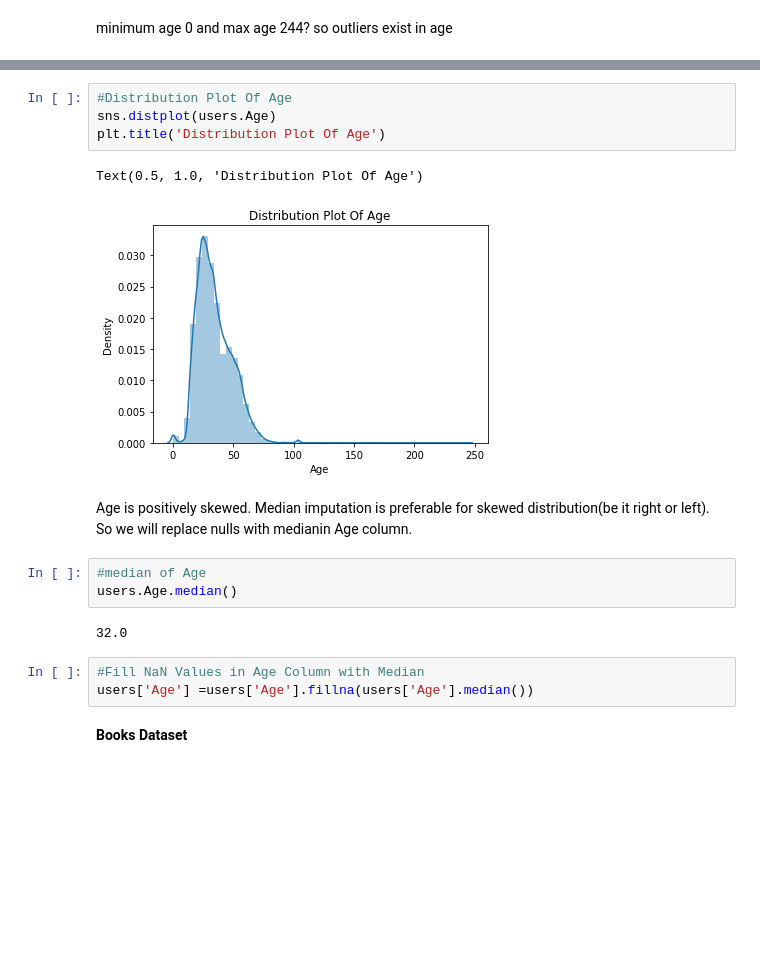
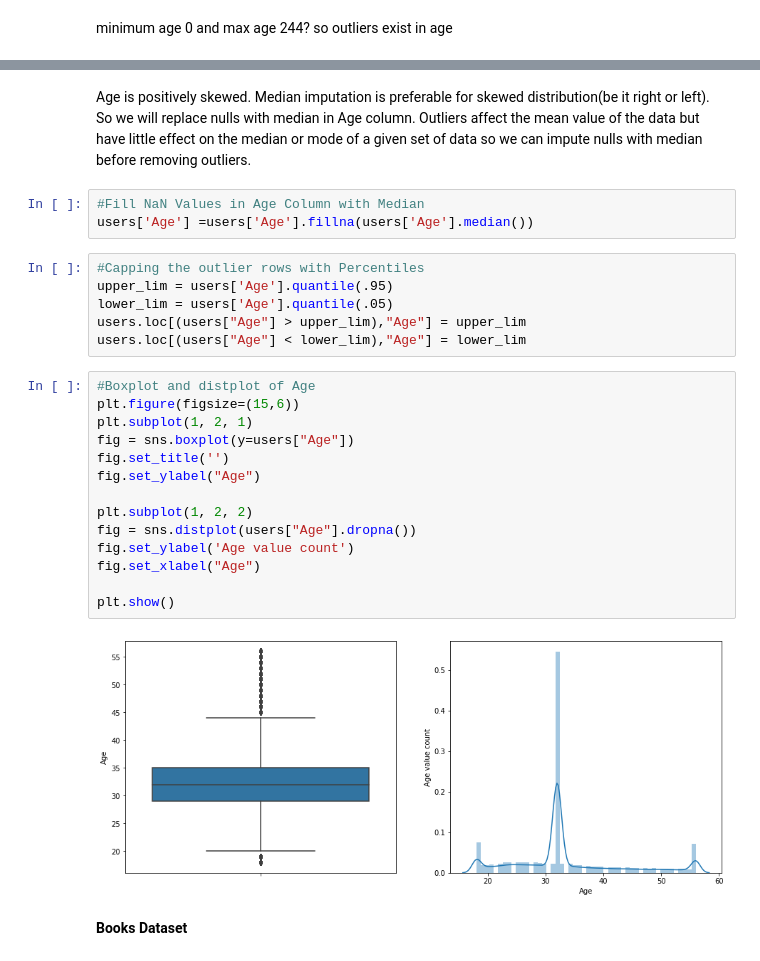
Before and after one commit to saurabhshinkar/BRS, a Jupyter notebook: Book_Recommendation_System_Saurabh_Shinkar.ipynb, the cells around one changed output, grey strips where cells are left out. Drawn from its saved outputs; the diff is of its cells as text; blank space fills up the shorter version.

```diff
--- a/Book_Recommendation_System_Saurabh_Shinkar.ipynb
+++ b/Book_Recommendation_System_Saurabh_Shinkar.ipynb
@@ -200,22 +177,32 @@ users[users['Age']<10].value_counts().sum()
-# %%
-#Distribution Plot Of Age
-sns.distplot(users.Age)
-plt.title('Distribution Plot Of Age')
-# %% [output]
-Text(0.5, 1.0, 'Distribution Plot Of Age')
-[figure, removed]
 # %% [markdown]
 Age is positively skewed.
 Median imputation is preferable for skewed distribution(be it right or left).
-So we will replace nulls with medianin Age column.
+So we will replace nulls with median in Age column. Outliers affect the mean value of the data but have little effect on the median or mode of a given set of data so we can impute nulls with median before removing outliers.
-# %%
-#median of Age
-users.Age.median()
-# %% [output]
-32.0
 # %%
 #Fill NaN Values in Age Column with Median
 users['Age'] =users['Age'].fillna(users['Age'].median())
+# %%
+#Capping the outlier rows with Percentiles
+upper_lim = users['Age'].quantile(.95)
+lower_lim = users['Age'].quantile(.05)
+users.loc[(users["Age"] > upper_lim),"Age"] = upper_lim
+users.loc[(users["Age"] < lower_lim),"Age"] = lower_lim
+# %%
+#Boxplot and distplot of Age
+plt.figure(figsize=(15,6))
+plt.subplot(1, 2, 1)
+fig = sns.boxplot(y=users["Age"])
+fig.set_title('')
+fig.set_ylabel("Age")
+
+plt.subplot(1, 2, 2)
+fig = sns.distplot(users["Age"].dropna())
+fig.set_ylabel('Age value count')
+fig.set_xlabel("Age")
+
+plt.show()
+# %% [output]
+[figure, added]
 # %% [markdown]
 **Books Dataset**
 # %%
```
Also changed, not shown: parts of 24 cells of this notebook.
